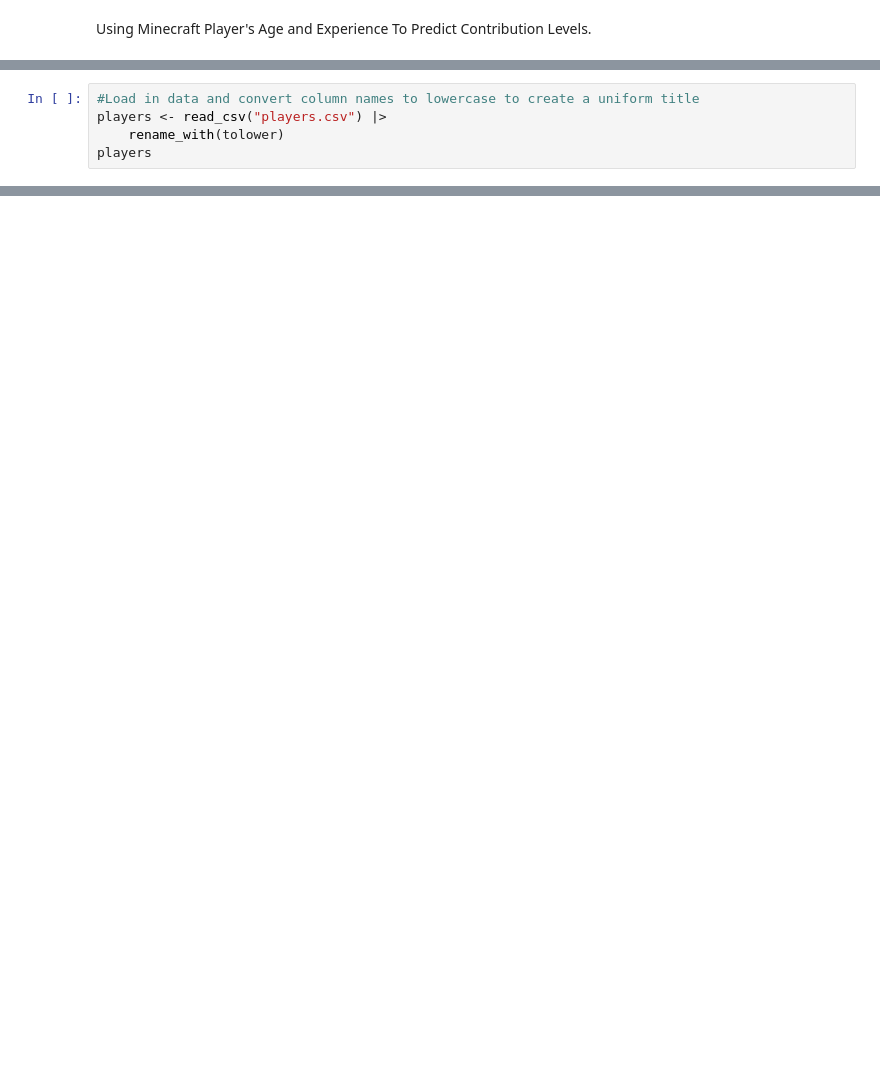
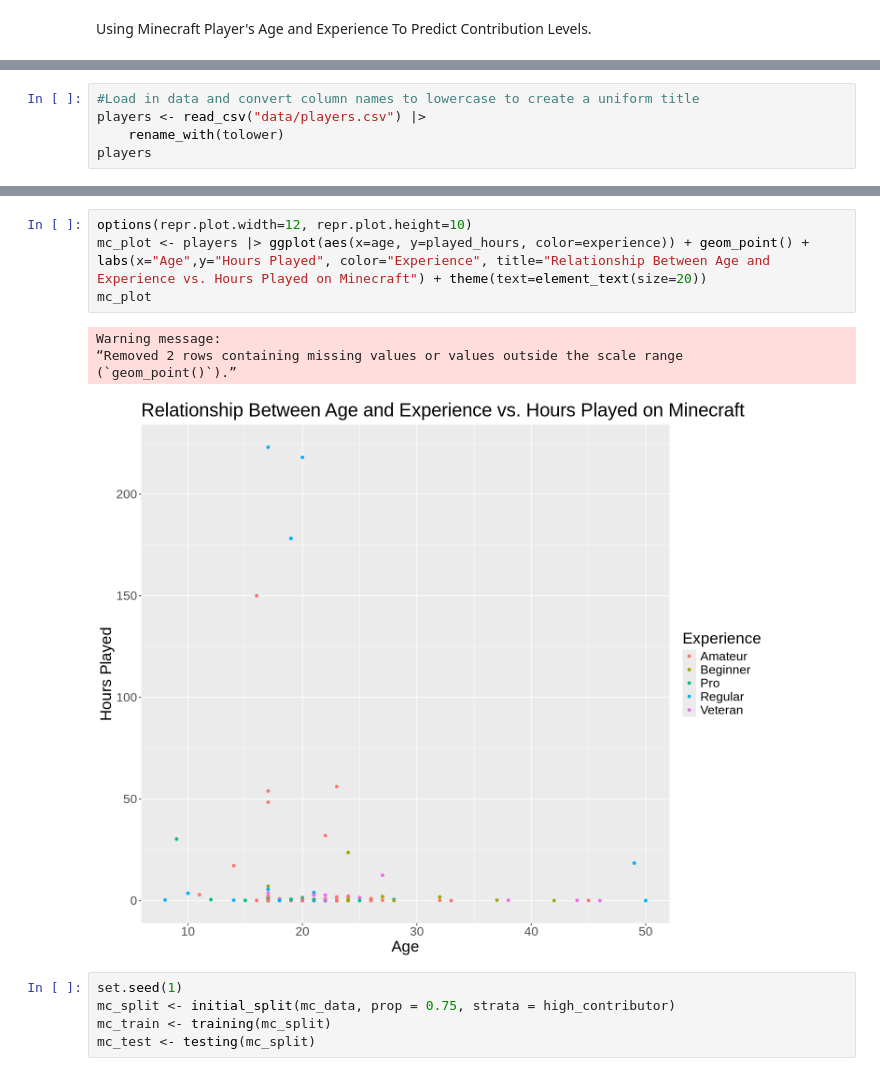
Before and after one commit to jessicatran17/dsci100_project_report, a Jupyter notebook: dsci100_project_report.ipynb, the cells around one changed output, grey strips where cells are left out. Cells and saved outputs as stored; diff of their text form; blank space fills up the shorter version.

```diff
--- a/dsci100_project_report.ipynb
+++ b/dsci100_project_report.ipynb
@@ -26,6 +53,6 @@ library(repr)
 # %%
 #Load in data and convert column names to lowercase to create a uniform title
-players <- read_csv("players.csv") |>
+players <- read_csv("data/players.csv") |>
     rename_with(tolower)
 players
 # %% [output]
@@ -32,0 +118,14 @@ ERROR: Error: 'players.csv' does not exist in current working directory ('/home/
+# %%
+options(repr.plot.width=12, repr.plot.height=10)
+mc_plot <- players |> ggplot(aes(x=age, y=played_hours, color=experience)) + geom_point() + labs(x="Age",y="Hours Played", color="Experience", title="Relationship Between Age and Experience vs. Hours Played on Minecraft") + theme(text=element_text(size=20))
+mc_plot
+# %% [output]
+Warning message:
+“Removed 2 rows containing missing values or values outside the scale range
+(`geom_point()`).”
+[figure, added]
+# %%
+set.seed(1)
+mc_split <- initial_split(mc_data, prop = 0.75, strata = high_contributor)
+mc_train <- training(mc_split)
+mc_test <- testing(mc_split)
```
Also changed, not shown: parts of 13 cells of this notebook.
